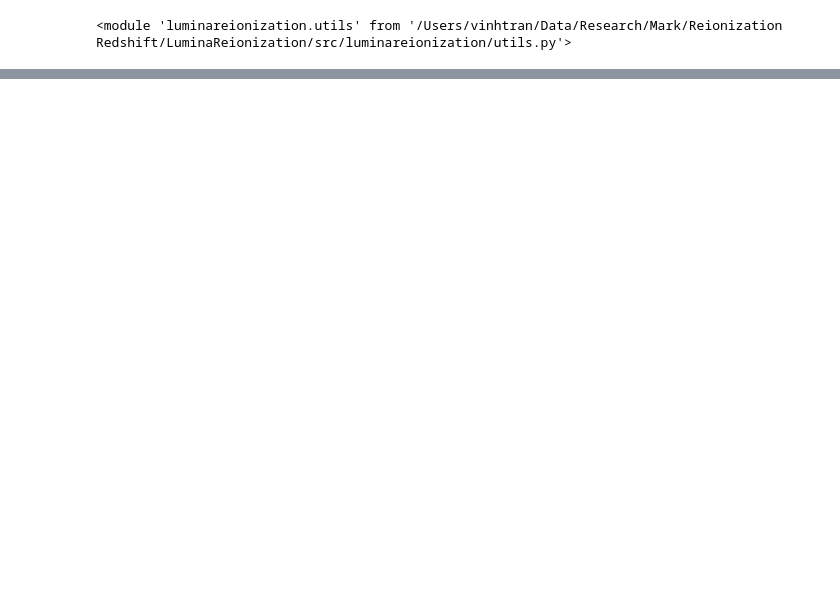
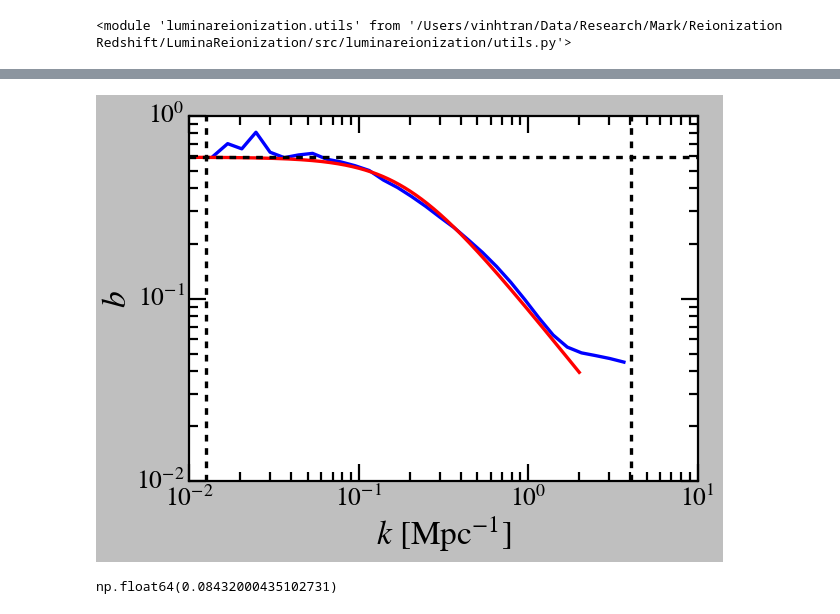
Before and after one commit to vinh-qtran/LuminaReionization, a Jupyter notebook: nbs/test.ipynb, the cells around one changed output, grey strips where cells are left out. Drawn from its saved outputs; the diff is of its cells as text; code cells hidden in the pictures; blank space fills up the shorter version.

```diff
--- a/nbs/test.ipynb
+++ b/nbs/test.ipynb
@@ -166,0 +194,12 @@ plt.show()
+# %%
+b_bins = np.sqrt(P_zz / P_mm)
+r_bins = P_mz / np.sqrt(P_mm * P_zz)
+
+mask = (r_bins > 0) & (r_bins < 1)
+
+bias_factor_fitter = fitting.BiasFactorFitter(k_bins[mask], b_bins[mask], r_bins[mask])
+fitting_results = bias_factor_fitter.fit(bounds=([1e-2, 0], [1e0, 2]))
+
+k_interp, b_interp = bias_factor_fitter.model_interpolation(
+    x=np.logspace(-2, np.log10(2), 1000), params=fitting_results["params"]
+)
@@ -166,0 +218,19 @@ plt.show()
+# %%
+plt.plot(k_bins, np.sqrt(P_zz / P_mm))
+plt.plot(k_interp, b_interp, color="r")
+
+plt.axvline(fourier_transform._k_min, color="k", linestyle="--")
+plt.axvline(fourier_transform._k_max, color="k", linestyle="--")
+
+plt.axhline(0.593, color="k", linestyle="--")
+
+plt.xscale("log")
+plt.yscale("log")
+
+plt.xlabel(r"$k$ [Mpc$^{-1}$]")
+plt.ylabel(r"$b$")
+
+plt.tight_layout()
+plt.show()
+# %% [output]
+[figure, added]
@@ -166,0 +266,4 @@ plt.show()
+# %%
+loss
+# %% [output]
+np.float64(0.08432000435102731)
```
Also changed, not shown: parts of 9 cells of this notebook, 2 other files.
